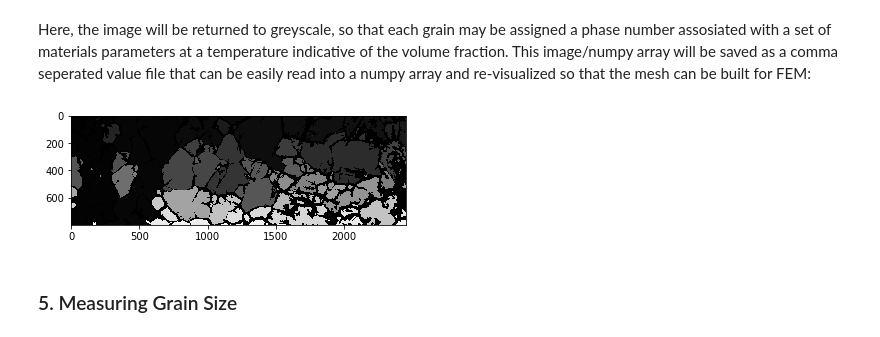
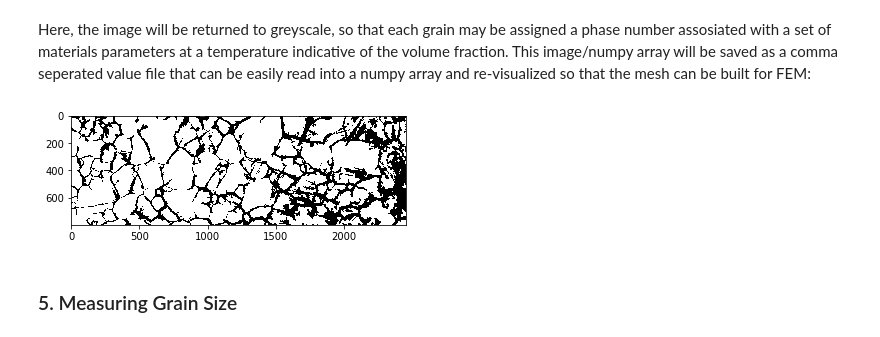
Before and after one commit to MATS64662-2020-Group-1/Image-Processing, a Jupyter notebook: testcase_IP_V2.0.ipynb, the cells around one changed output. Cells and saved outputs as stored; diff of their text form; code cells hidden in the pictures.

```diff
--- a/testcase_IP_V2.0.ipynb
+++ b/testcase_IP_V2.0.ipynb
@@ -115,3 +115,20 @@ io.imshow(labeled_grains)
 # %% [output]
 <matplotlib.image.AxesImage at 0x...>
 [figure]
+# %%
+img = labeled_grains
+#io.imshow(img)
+
+x=-1
+for row in img:
+    x = x + 1; #print('row',x)
+
+    y=-1
+    for point in row:
+        y=y+1; #print(y)
+        if img[x,y] < 1:
+            img[x,y] = 0
+        elif img[x,y] >= 1:
+            img[x,y] = 1
+
+io.imshow(img)
@@ -119,11 +139,11 @@ io.imshow(labeled_grains)
 Here, the image will be returned to greyscale, so that each grain may be assigned a phase number assosiated with a set of materials parameters at a temperature indicative of the volume fraction. This image/numpy array will be saved as a comma seperated value file that can be easily read into a numpy array and re-visualized so that the mesh can be built for FEM:
 # %%
 # ------------------------------------------- #
-plt.imshow(labeled_grains, cmap=plt.get_cmap("gray"))
+plt.imshow(img, cmap=plt.get_cmap("gray"))
 np.savetxt('new_img_greyscale.csv', labeled_grains, delimiter=',')
 # ------------------------------------------- #
 # %% [output]
-[figure, old version]
+[figure, new version]
 # %% [markdown]
 ### 5. Measuring Grain Size
 # %% [markdown]
```
Also changed, not shown: parts of 1 cell of this notebook, 1 other file.
